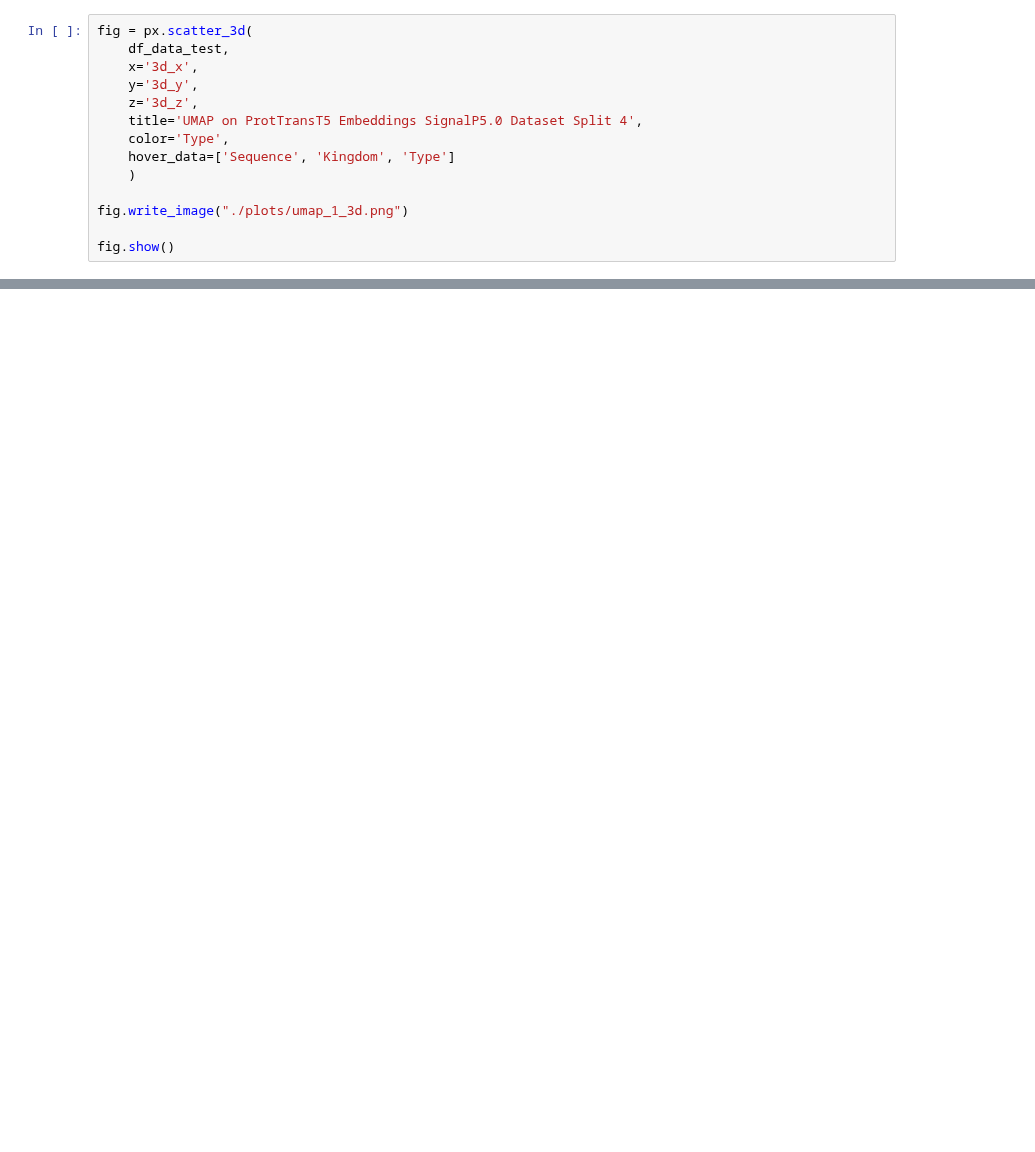
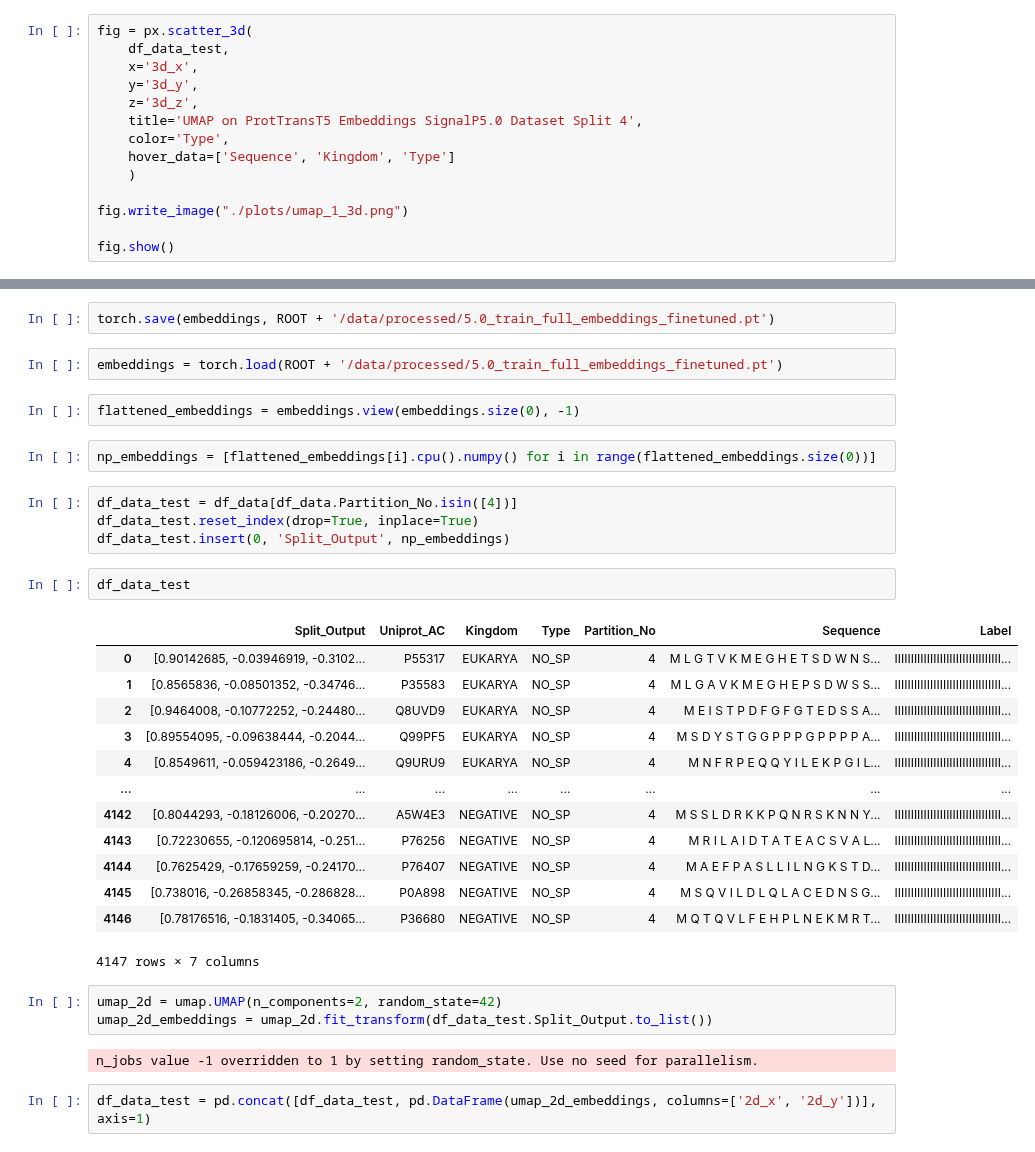
Before and after one commit to finnlueth/prottrans-t5-signalpeptide-prediction, a Jupyter notebook: notebooks/01_t5_embedding_space.ipynb, the cells around one changed output, grey strips where cells are left out. Drawn from its saved outputs; the diff is of its cells as text; blank space fills up the shorter version.

```diff
--- a/notebooks/01_t5_embedding_space.ipynb
+++ b/notebooks/01_t5_embedding_space.ipynb
@@ -178,0 +252,35 @@ fig.show()
+# %%
+torch.save(embeddings, ROOT + '/data/processed/5.0_train_full_embeddings_finetuned.pt')
+# %%
+embeddings = torch.load(ROOT + '/data/processed/5.0_train_full_embeddings_finetuned.pt')
+# %%
+flattened_embeddings = embeddings.view(embeddings.size(0), -1)
+# %%
+np_embeddings = [flattened_embeddings[i].cpu().numpy() for i in range(flattened_embeddings.size(0))]
+# %%
+df_data_test = df_data[df_data.Partition_No.isin([4])]
+df_data_test.reset_index(drop=True, inplace=True)
+df_data_test.insert(0, 'Split_Output', np_embeddings)
+# %%
+df_data_test
+# %% [output]
+|  | Split_Output | Uniprot_AC | Kingdom | Type | Partition_No | Sequence | Label |
+| 0 | [0.90142685, -0.03946919, -0.3102... | P55317 | EUKARYA | NO_SP | 4 | M L G T V K M E G H E T S D W N S... | IIIIIIIIIIIIIIIIIIIIIIIIIIIIIIIII... |
+| 1 | [0.8565836, -0.08501352, -0.34746... | P35583 | EUKARYA | NO_SP | 4 | M L G A V K M E G H E P S D W S S... | IIIIIIIIIIIIIIIIIIIIIIIIIIIIIIIII... |
+| 2 | [0.9464008, -0.10772252, -0.24480... | Q8UVD9 | EUKARYA | NO_SP | 4 | M E I S T P D F G F G T E D S S A... | IIIIIIIIIIIIIIIIIIIIIIIIIIIIIIIII... |
+| 3 | [0.89554095, -0.09638444, -0.2044... | Q99PF5 | EUKARYA | NO_SP | 4 | M S D Y S T G G P P P G P P P P A... | IIIIIIIIIIIIIIIIIIIIIIIIIIIIIIIII... |
+| 4 | [0.8549611, -0.059423186, -0.2649... | Q9URU9 | EUKARYA | NO_SP | 4 | M N F R P E Q Q Y I L E K P G I L... | IIIIIIIIIIIIIIIIIIIIIIIIIIIIIIIII... |
+| ... | ... | ... | ... | ... | ... | ... | ... |
+| 4142 | [0.8044293, -0.18126006, -0.20270... | A5W4E3 | NEGATIVE | NO_SP | 4 | M S S L D R K K P Q N R S K N N Y... | IIIIIIIIIIIIIIIIIIIIIIIIIIIIIIIII... |
+| 4143 | [0.72230655, -0.120695814, -0.251... | P76256 | NEGATIVE | NO_SP | 4 | M R I L A I D T A T E A C S V A L... | IIIIIIIIIIIIIIIIIIIIIIIIIIIIIIIII... |
+| 4144 | [0.7625429, -0.17659259, -0.24170... | P76407 | NEGATIVE | NO_SP | 4 | M A E F P A S L L I L N G K S T D... | IIIIIIIIIIIIIIIIIIIIIIIIIIIIIIIII... |
+| 4145 | [0.738016, -0.26858345, -0.286828... | P0A898 | NEGATIVE | NO_SP | 4 | M S Q V I L D L Q L A C E D N S G... | IIIIIIIIIIIIIIIIIIIIIIIIIIIIIIIII... |
+| 4146 | [0.78176516, -0.1831405, -0.34065... | P36680 | NEGATIVE | NO_SP | 4 | M Q T Q V L F E H P L N E K M R T... | IIIIIIIIIIIIIIIIIIIIIIIIIIIIIIIII... |
+4147 rows × 7 columns
+# %%
+umap_2d = umap.UMAP(n_components=2, random_state=42)
+umap_2d_embeddings = umap_2d.fit_transform(df_data_test.Split_Output.to_list())
+# %% [output]
+n_jobs value -1 overridden to 1 by setting random_state. Use no seed for parallelism.
+# %%
+df_data_test = pd.concat([df_data_test, pd.DataFrame(umap_2d_embeddings, columns=['2d_x', '2d_y'])], axis=1)
```
Also changed, not shown: parts of 26 cells of this notebook, 12 other files.
